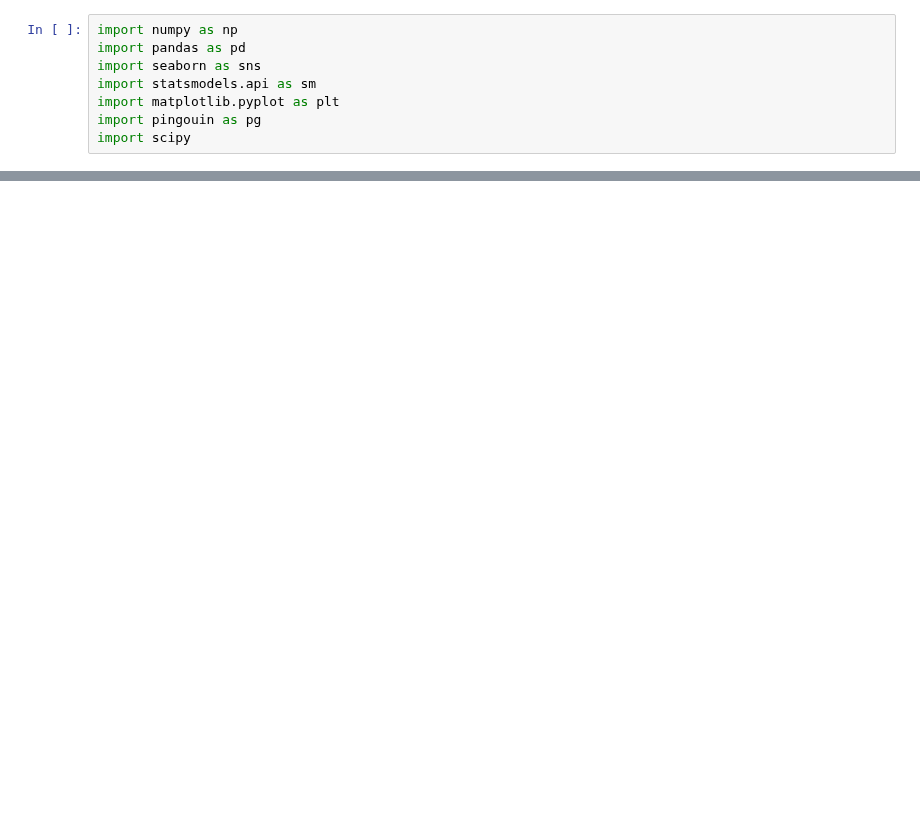
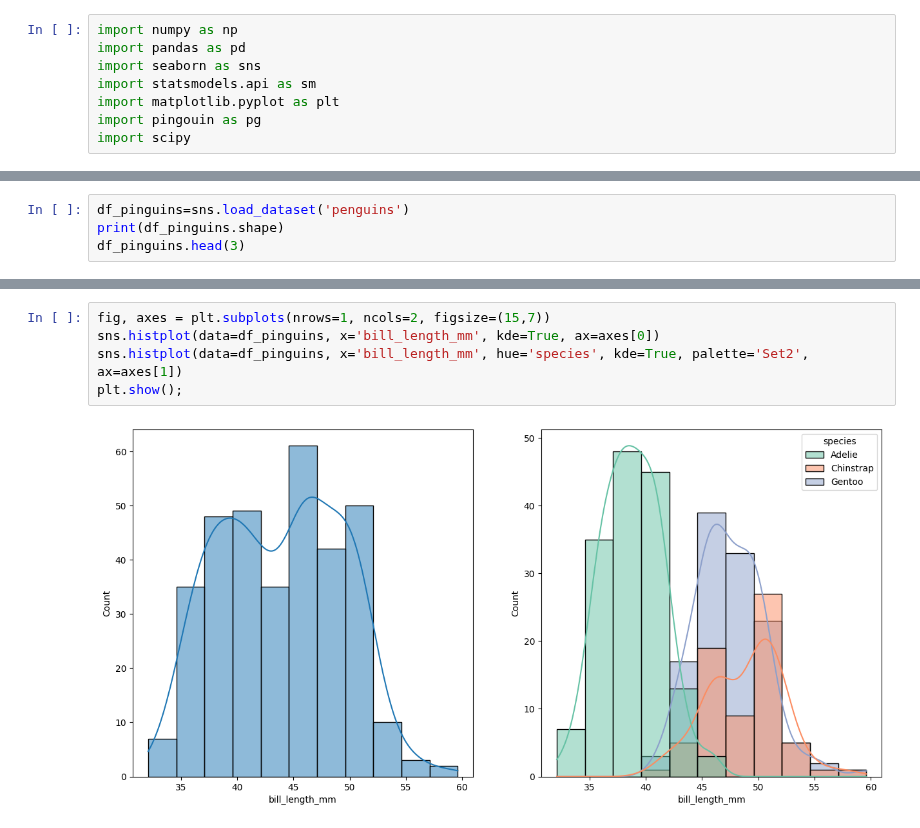
Before and after one commit to Danpr1984/Calculator-, a Jupyter notebook: hypothesis_test.ipynb, the cells around one changed output, grey strips where cells are left out. Drawn from its saved outputs; the diff is of its cells as text; blank space fills up the shorter version.

```diff
--- a/hypothesis_test.ipynb
+++ b/hypothesis_test.ipynb
@@ -36,0 +85,4 @@ git add .
+# %%
+df_pinguins=sns.load_dataset('penguins')
+print(df_pinguins.shape)
+df_pinguins.head(3)
@@ -36,0 +121,7 @@ git add .
+# %%
+fig, axes = plt.subplots(nrows=1, ncols=2, figsize=(15,7))
+sns.histplot(data=df_pinguins, x='bill_length_mm', kde=True, ax=axes[0])
+sns.histplot(data=df_pinguins, x='bill_length_mm', hue='species', kde=True, palette='Set2', ax=axes[1])
+plt.show();
+# %% [output]
+[figure, added]
```
Also changed, not shown: parts of 28 cells of this notebook.
